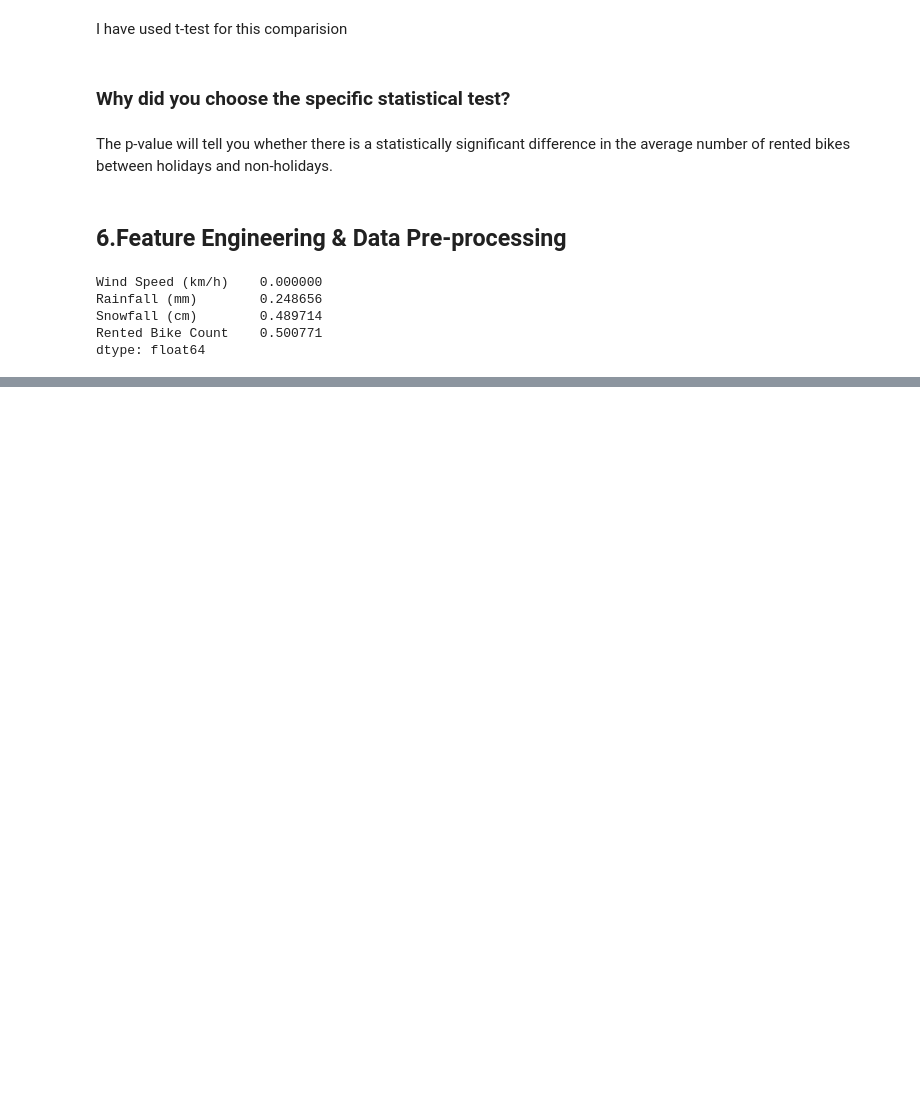
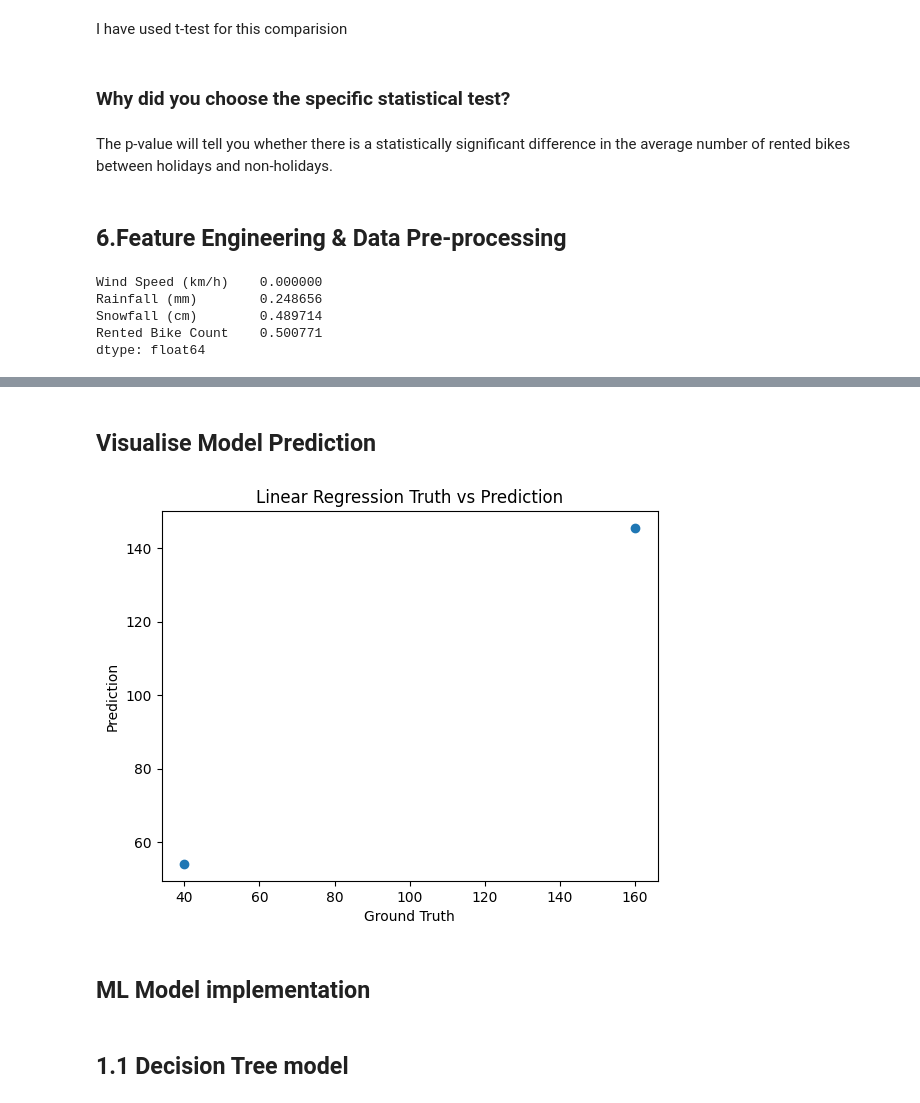
Before and after one commit to AnilUpad/Anil_meachine-learning_bike-share, a Jupyter notebook: Anil_meachine_learning_bike_share_sharing.ipynb, the cells around one changed output, grey strips where cells are left out. Saved outputs shown, nothing was run; the diff lists cells and outputs as text; code cells hidden in the pictures; blank space fills up the shorter version.

```diff
--- a/Anil_meachine_learning_bike_share_sharing.ipynb
+++ b/Anil_meachine_learning_bike_share_sharing.ipynb
@@ -763,0 +1233,14 @@ dtype: float64
+# %% [markdown]
+## Visualise Model Prediction
+# %%
+plt.scatter(y_test,y_pred)
+plt.title("Linear Regression Truth vs Prediction")
+plt.xlabel("Ground Truth")
+plt.ylabel("Prediction")
+plt.show()
+# %% [output]
+[figure, added]
+# %% [markdown]
+## **ML Model implementation**
+# %% [markdown]
+## 1.1 Decision Tree model
```
Also changed, not shown: parts of 43 cells of this notebook.
